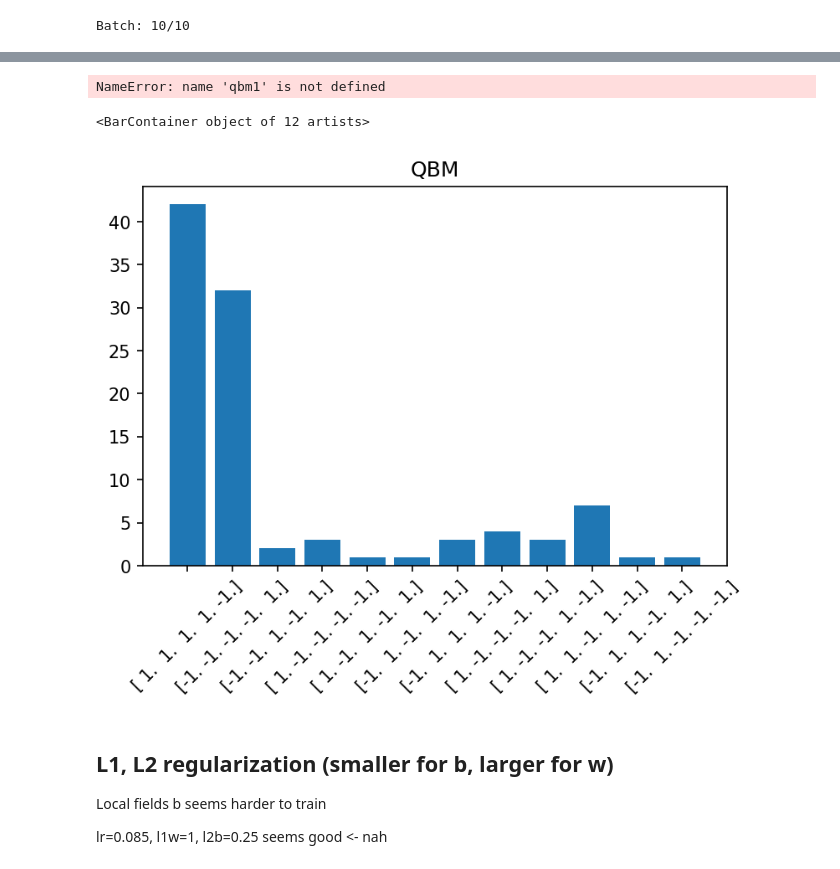
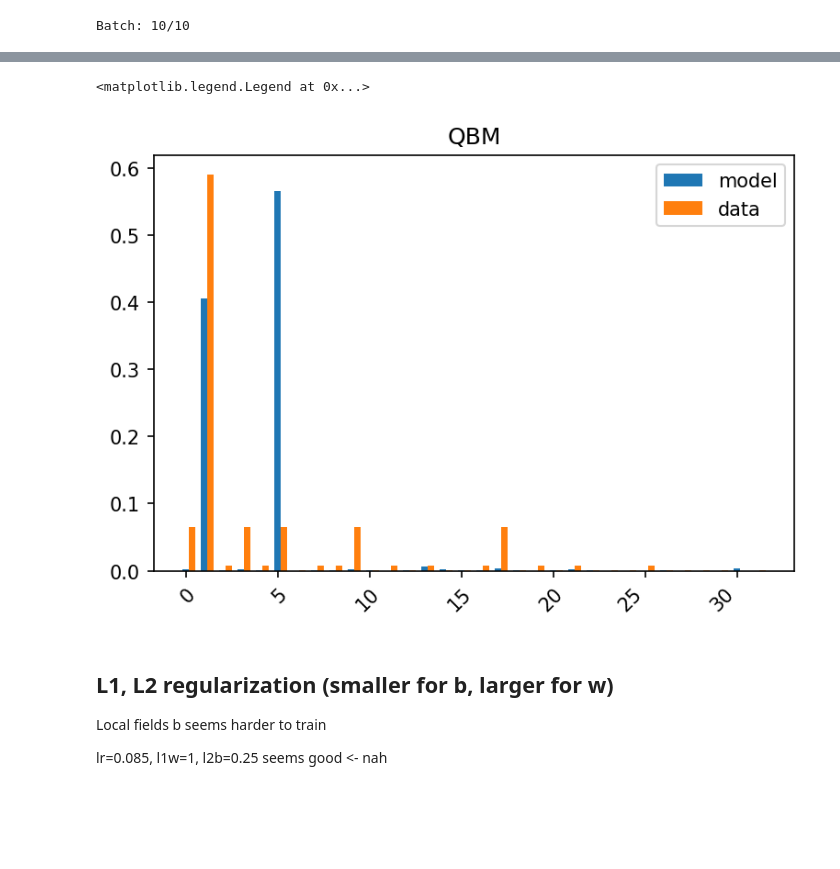
Before and after one commit to haoyudoingthings/QBM, a Jupyter notebook: Boltzmann-Machine.ipynb, the cells around one changed output, grey strips where cells are left out. Drawn from its saved outputs; the diff is of its cells as text; code cells hidden in the pictures; blank space fills up the shorter version.

```diff
--- a/Boltzmann-Machine.ipynb
+++ b/Boltzmann-Machine.ipynb
@@ -192,28 +178,19 @@ plt.plot(qbm2.KL_history)
-# %%
-sample_states = []
-for _ in tqdm(range(100)):
-    sample_states.append(np.sign(qbm1.sample(qbm2.w, qbm2.b, qbm2.M, num=1)[:-2]))
-# %% [output]
-NameError: name 'qbm1' is not defined
-# %%
-histo_cat = []
-histo_data = []
-for v in sample_states:
-    for s in histo_cat:
-        if  s == str(v):
-            histo_data[histo_cat.index(s)] += 1
-            break
-    else:
-        histo_cat.append(str(v))
-        histo_data.append(1)
-# %%
-plt.figure(dpi=150)
-plt.title('QBM')
-plt.xticks(rotation=45)
-plt.bar(histo_cat, histo_data)
-# %% [output]
-<BarContainer object of 12 artists>
-[figure, removed]
+# %%
+histo_cat = np.arange(2**qbm2.n_vis)
+histo_model = [qbm2.get_prob(s, use_stored_var=True) for s in range(2**qbm2.n_vis)]
+histo_data = [dataset.get_prob(1 - 2 * np.array(list(f'{f"{s:b}":0>{qbm2.n_vis}}'), dtype=int)) for s in range(2**qbm2.n_vis)]
+
+bar_width = 0.35
+
+plt.figure(dpi=150)
+plt.title('QBM')
+plt.xticks(rotation=45, ha="right", rotation_mode="anchor")
+plt.bar(histo_cat, histo_model, label='model', width=bar_width)
+plt.bar(histo_cat + bar_width, histo_data, label='data', width=bar_width)
+plt.legend()
+# %% [output]
+<matplotlib.legend.Legend at 0x...>
+[figure, added]
 # %% [markdown]
 ## L1, L2 regularization (smaller for b, larger for w)
 
```
Also changed, not shown: parts of 23 cells of this notebook.
